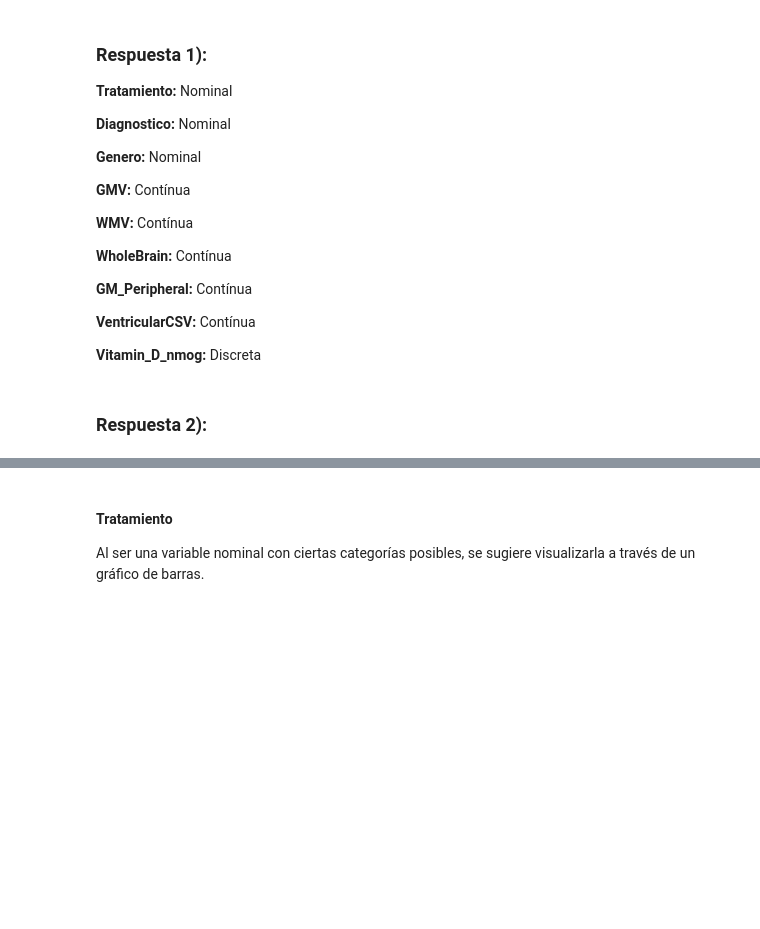
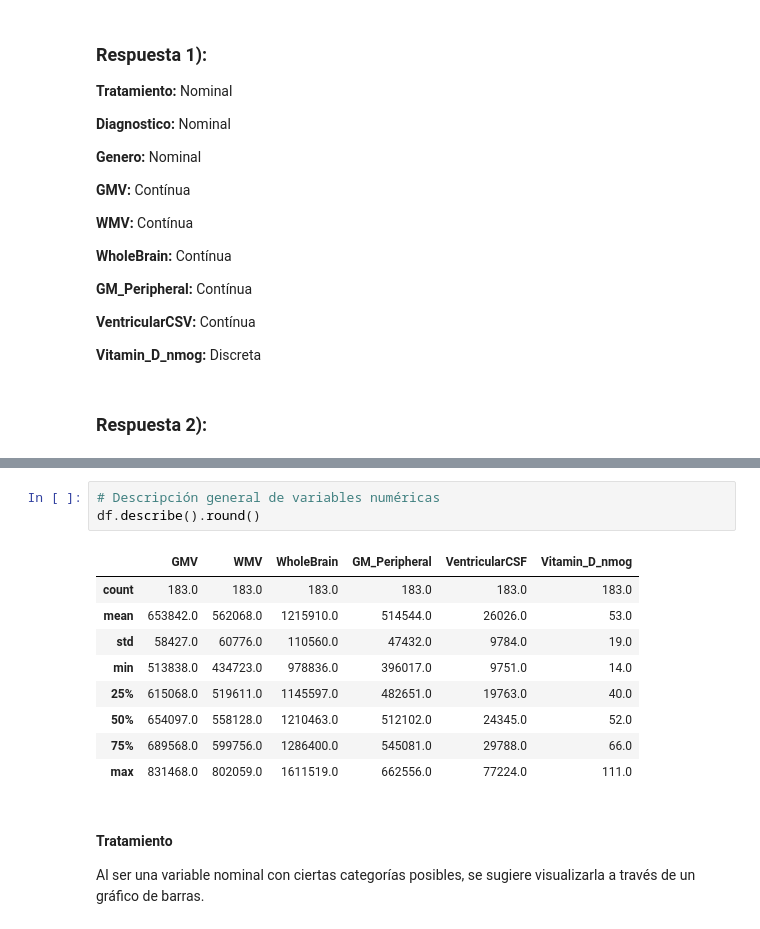
Before and after one commit to xlisouski/Neurociencia, a Jupyter notebook: TP_Unidad1_XimenaLisouski.ipynb, the cells around one changed output, grey strips where cells are left out. Cells and saved outputs as stored; diff of their text form; blank space fills up the shorter version.

```diff
--- a/TP_Unidad1_XimenaLisouski.ipynb
+++ b/TP_Unidad1_XimenaLisouski.ipynb
@@ -92,6 +92,19 @@ Vista Preliminar del Set de Datos:
 | 2 | Control | Control | F | 663013.01 | 587237.48 | 1250250.49 | 506423.31 | 26589.96 | ... |
 | 3 | Control | Control | M | 688389.00 | 689759.62 | 1378148.62 | 527831.04 | 33834.65 | ... |
 | 4 | Control | Control | F | 667694.97 | 519499.61 | 1187194.58 | 525269.21 | 28352.00 | ... |
+# %%
+# Descripción general de variables numéricas
+df.describe().round()
+# %% [output]
+|  | GMV | WMV | WholeBrain | GM_Peripheral | VentricularCSF | Vitamin_D_nmog |
+| count | 183.0 | 183.0 | 183.0 | 183.0 | 183.0 | 183.0 |
+| mean | 653842.0 | 562068.0 | 1215910.0 | 514544.0 | 26026.0 | 53.0 |
+| std | 58427.0 | 60776.0 | 110560.0 | 47432.0 | 9784.0 | 19.0 |
+| min | 513838.0 | 434723.0 | 978836.0 | 396017.0 | 9751.0 | 14.0 |
+| 25% | 615068.0 | 519611.0 | 1145597.0 | 482651.0 | 19763.0 | 40.0 |
+| 50% | 654097.0 | 558128.0 | 1210463.0 | 512102.0 | 24345.0 | 52.0 |
+| 75% | 689568.0 | 599756.0 | 1286400.0 | 545081.0 | 29788.0 | 66.0 |
+| max | 831468.0 | 802059.0 | 1611519.0 | 662556.0 | 77224.0 | 111.0 |
 # %% [markdown]
 #### Tratamiento
 Al ser una variable nominal con ciertas categorías posibles, se sugiere visualizarla a través de un gráfico de barras.
```
Also changed, not shown: parts of 9 cells of this notebook.
